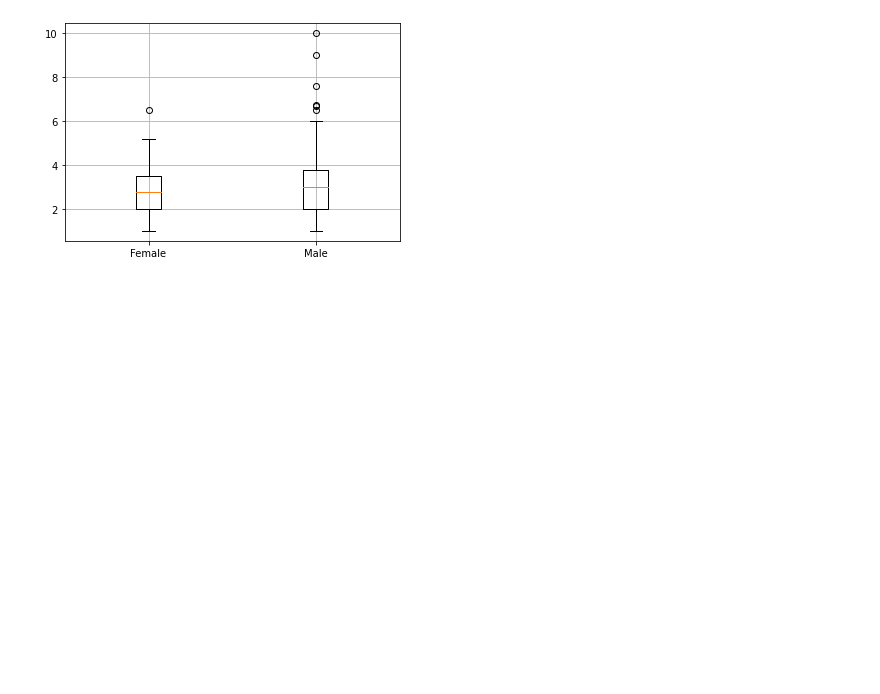
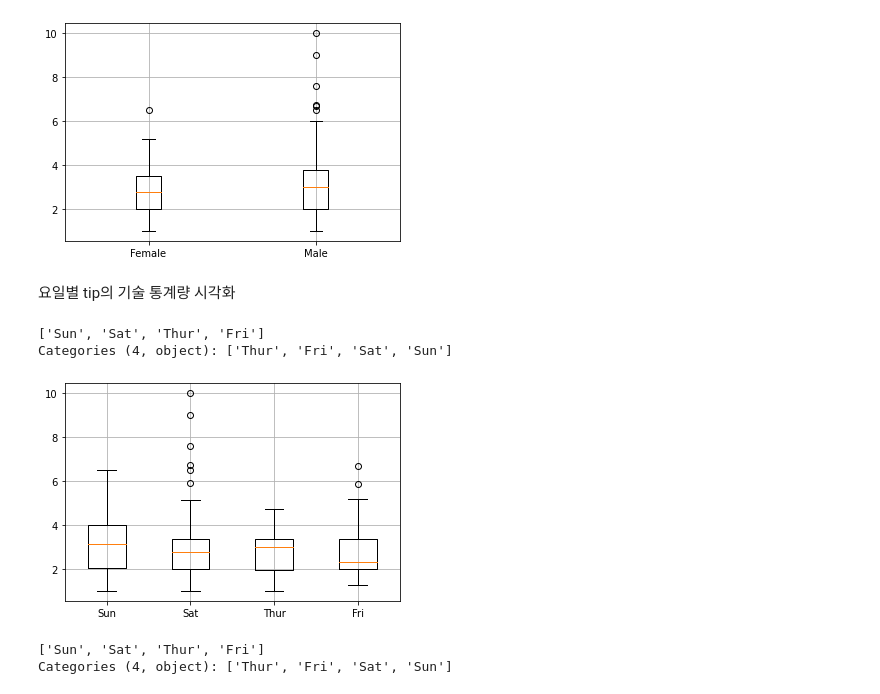
Before and after one commit to sejinseo/Itwill_Python, a Jupyter notebook: py21_matplotlib.ipynb, the cells around one changed output. Saved outputs shown, nothing was run; the diff lists cells and outputs as text; code cells hidden in the pictures; blank space fills up the shorter version.

```diff
--- a/py21_matplotlib.ipynb
+++ b/py21_matplotlib.ipynb
@@ -244,3 +244,28 @@ plt.grid()
 plt.show()
 # %% [output]
 [figure]
+# %% [markdown]
+요일별 tip의 기술 통계량 시각화
+# %%
+tips['day'].unique()
+# %% [output]
+['Sun', 'Sat', 'Thur', 'Fri']
+Categories (4, object): ['Thur', 'Fri', 'Sat', 'Sun']
+# %%
+tip_sun = tips[tips['day'] == 'Sun']['tip']
+tip_sat = tips[tips['day'] == 'Sat']['tip']
+tip_thur = tips[tips['day'] == 'Thur']['tip']
+tip_fri = tips[tips['day'] == 'Fri']['tip']
+# %%
+plt.boxplot(x=np.array([tip_sun, tip_sat, tip_fri, tip_thur], dtype=object),
+            labels=['Sun', 'Sat', 'Thur', 'Fri'])
+plt.grid()
+plt.show()
+# %% [output]
+[figure, added]
+# %%
+days = tips['day'].unique()
+days
+# %% [output]
+['Sun', 'Sat', 'Thur', 'Fri']
+Categories (4, object): ['Thur', 'Fri', 'Sat', 'Sun']
```
Also changed, not shown: parts of 10 cells of this notebook.
